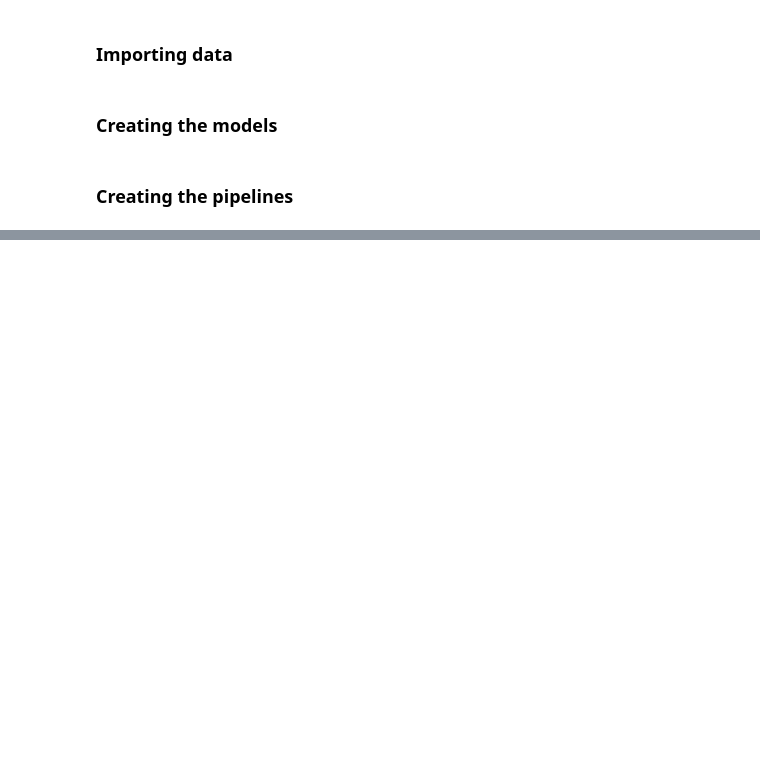
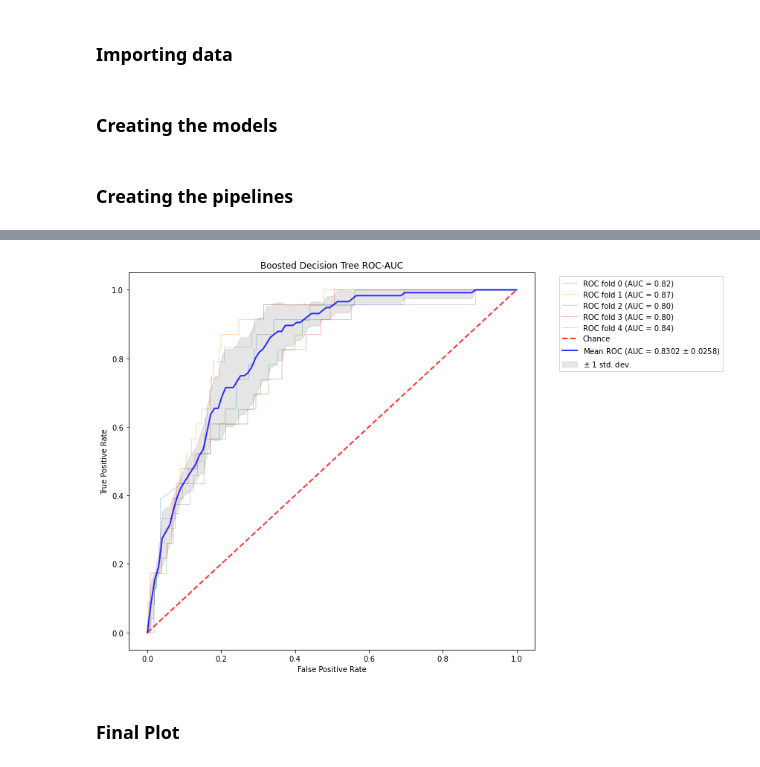
Before and after one commit to epfl-ada/ada-2020-project-milestone-p3-p3_klr, a Jupyter notebook: src/ROC_offline_feature_selection.ipynb, the cells around one changed output, grey strips where cells are left out. Drawn from its saved outputs; the diff is of its cells as text; code cells hidden in the pictures; blank space fills up the shorter version.

```diff
--- a/src/ROC_offline_feature_selection.ipynb
+++ b/src/ROC_offline_feature_selection.ipynb
@@ -132,0 +159,7 @@ save_pkl(bdt_res, "bdt_res_ROC_RFE")
+# %%
+nn_res = roc_plt(X, y, pipe_NN, "Boosted Decision Tree ROC-AUC", seed=seed, create_plot=True)
+save_pkl(nn_res, "nn_res_off_fs")
+# %% [output]
+[figure, added]
+# %% [markdown]
+### Final Plot
```
Also changed, not shown: parts of 19 cells of this notebook, 16 other files.
